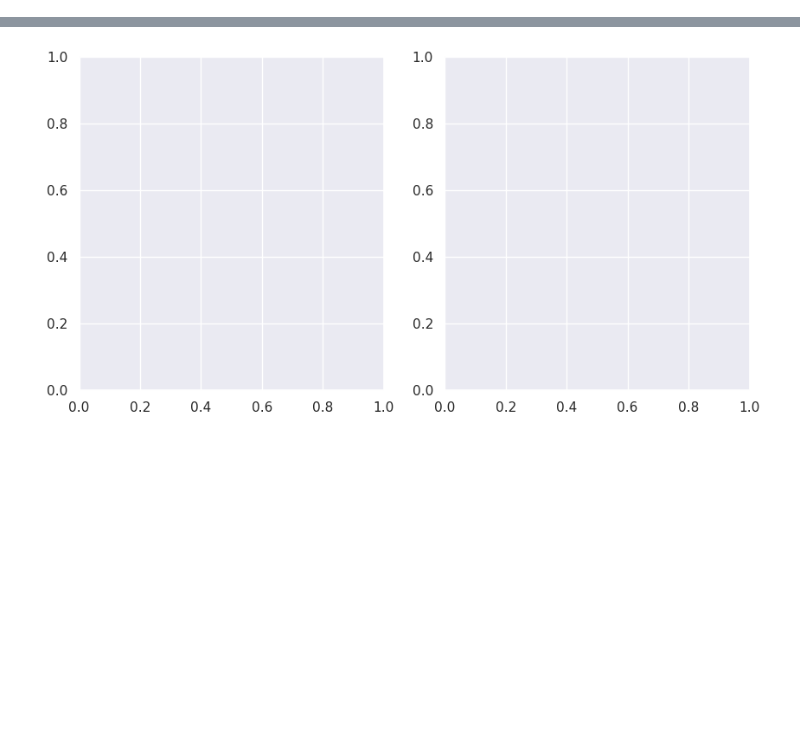
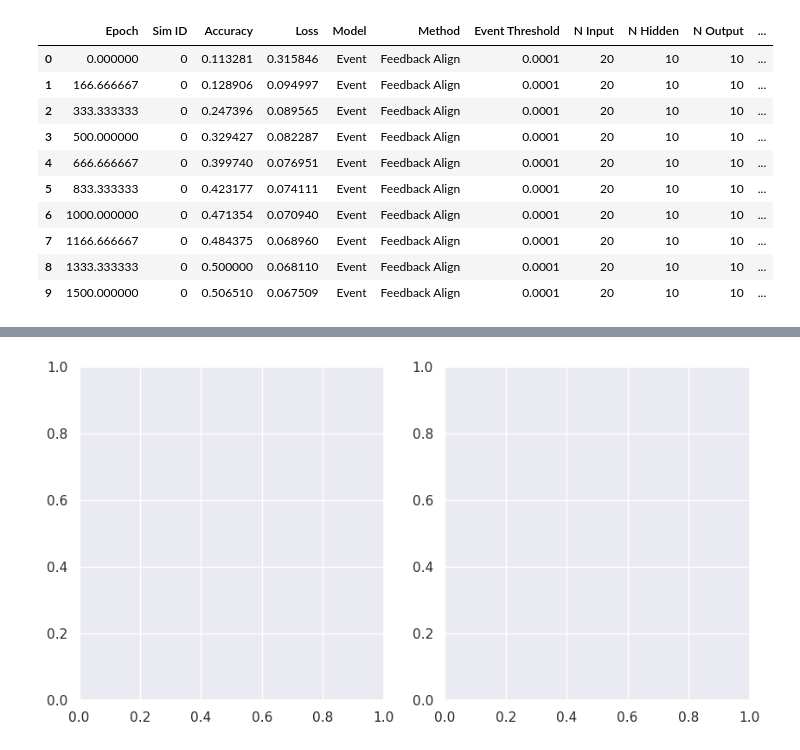
Before and after one commit to FabianSchubert/microcircuit_network, a Jupyter notebook: mc/analysis_notebooks/Randman_Analysis.ipynb, the cells around one changed output, grey strips where cells are left out. Drawn from its saved outputs; the diff is of its cells as text; code cells hidden in the pictures; blank space fills up the shorter version.

```diff
--- a/mc/analysis_notebooks/Randman_Analysis.ipynb
+++ b/mc/analysis_notebooks/Randman_Analysis.ipynb
@@ -25,3 +26,17 @@ df_runtime.drop(columns="Unnamed: 0", inplace=True)
 
 df_learn["N Synapses"] = df_learn["N Input"] * df_learn["N Hidden"] +  df_learn["N Hidden"] * df_learn["N Output"]
 df_runtime["N Synapses"] = df_runtime["N Input"] * df_runtime["N Hidden"] +  df_runtime["N Hidden"] * df_runtime["N Output"]
+# %%
+df_learn
+# %% [output]
+|  | Epoch | Sim ID | Accuracy | Loss | Model | Method | Event Threshold | N Input | N Hidden | N Output | ... |
+| 0 | 0.000000 | 0 | 0.113281 | 0.315846 | Event | Feedback Align | 0.0001 | 20 | 10 | 10 | ... |
+| 1 | 166.666667 | 0 | 0.128906 | 0.094997 | Event | Feedback Align | 0.0001 | 20 | 10 | 10 | ... |
+| 2 | 333.333333 | 0 | 0.247396 | 0.089565 | Event | Feedback Align | 0.0001 | 20 | 10 | 10 | ... |
+| 3 | 500.000000 | 0 | 0.329427 | 0.082287 | Event | Feedback Align | 0.0001 | 20 | 10 | 10 | ... |
+| 4 | 666.666667 | 0 | 0.399740 | 0.076951 | Event | Feedback Align | 0.0001 | 20 | 10 | 10 | ... |
+| 5 | 833.333333 | 0 | 0.423177 | 0.074111 | Event | Feedback Align | 0.0001 | 20 | 10 | 10 | ... |
+| 6 | 1000.000000 | 0 | 0.471354 | 0.070940 | Event | Feedback Align | 0.0001 | 20 | 10 | 10 | ... |
+| 7 | 1166.666667 | 0 | 0.484375 | 0.068960 | Event | Feedback Align | 0.0001 | 20 | 10 | 10 | ... |
+| 8 | 1333.333333 | 0 | 0.500000 | 0.068110 | Event | Feedback Align | 0.0001 | 20 | 10 | 10 | ... |
+| 9 | 1500.000000 | 0 | 0.506510 | 0.067509 | Event | Feedback Align | 0.0001 | 20 | 10 | 10 | ... |
```
Also changed, not shown: parts of 4 cells of this notebook, 32 other files.
